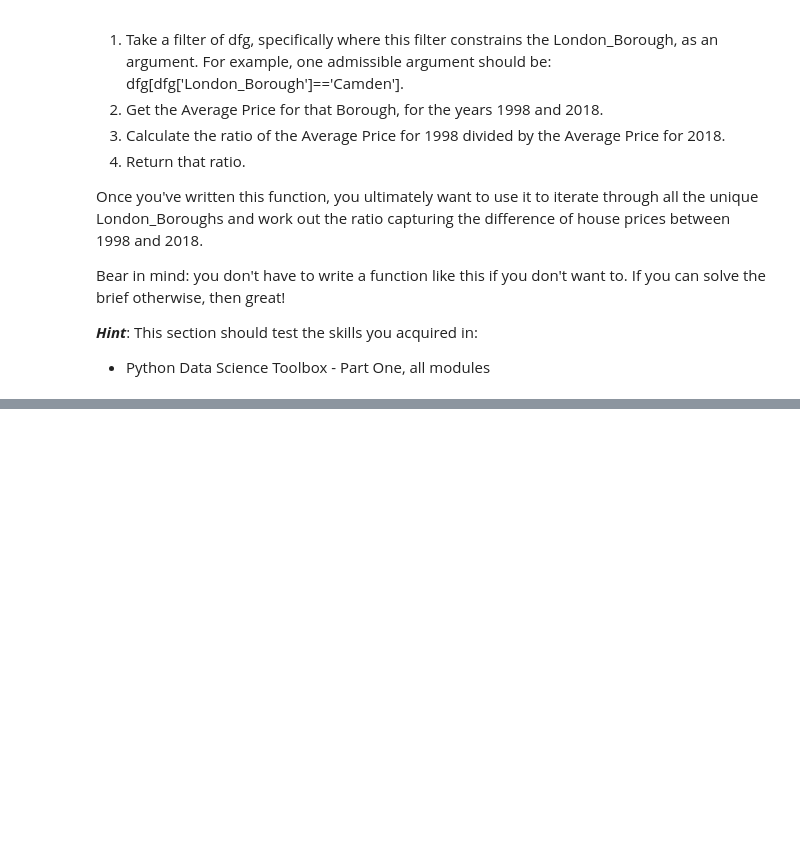
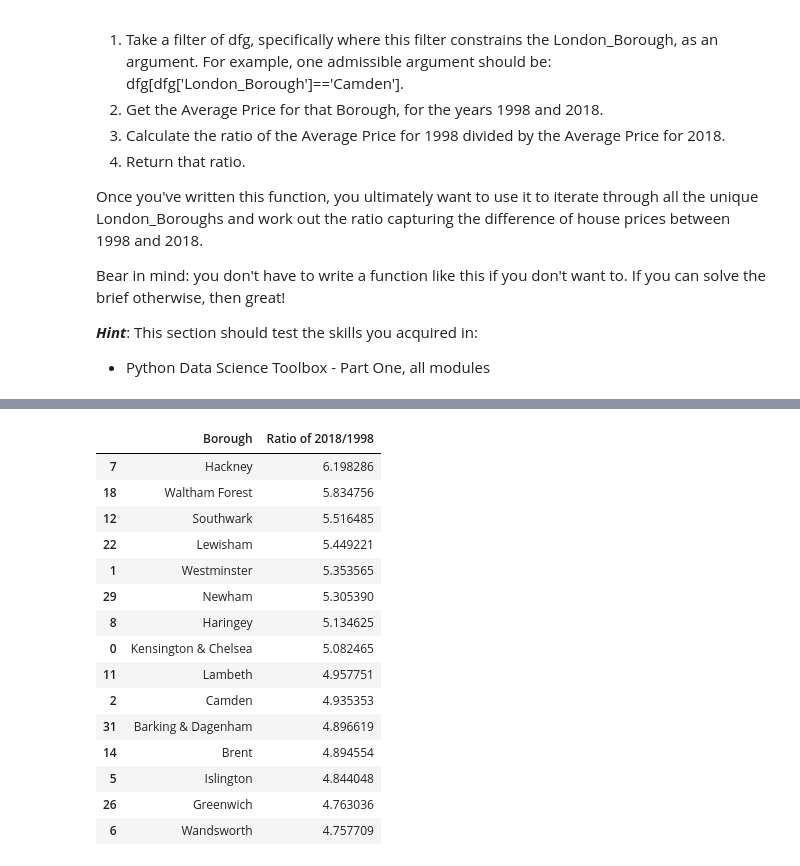
Before and after one commit to synewaz/Springboard-Data-Science-Career-Track-Unit-4-Challenge---Tier-3-Complete, a Jupyter notebook: Unit 4 Challenge - Tier 3.ipynb, the cells around one changed output, grey strips where cells are left out. Saved outputs shown, nothing was run; the diff lists cells and outputs as text; code cells hidden in the pictures; blank space fills up the shorter version.

```diff
--- a/Unit 4 Challenge - Tier 3.ipynb
+++ b/Unit 4 Challenge - Tier 3.ipynb
@@ -494,0 +596,20 @@ Bear in mind: you don't have to write a function like this if you don't want to.
+# %%
+top_15 = sorted_ratios_dfg.head(15)
+top_15
+# %% [output]
+|  | Borough | Ratio of 2018/1998 |
+| 7 | Hackney | 6.198286 |
+| 18 | Waltham Forest | 5.834756 |
+| 12 | Southwark | 5.516485 |
+| 22 | Lewisham | 5.449221 |
+| 1 | Westminster | 5.353565 |
+| 29 | Newham | 5.305390 |
+| 8 | Haringey | 5.134625 |
+| 0 | Kensington & Chelsea | 5.082465 |
+| 11 | Lambeth | 4.957751 |
+| 2 | Camden | 4.935353 |
+| 31 | Barking & Dagenham | 4.896619 |
+| 14 | Brent | 4.894554 |
+| 5 | Islington | 4.844048 |
+| 26 | Greenwich | 4.763036 |
+| 6 | Wandsworth | 4.757709 |
```
Also changed, not shown: parts of 15 cells of this notebook.
